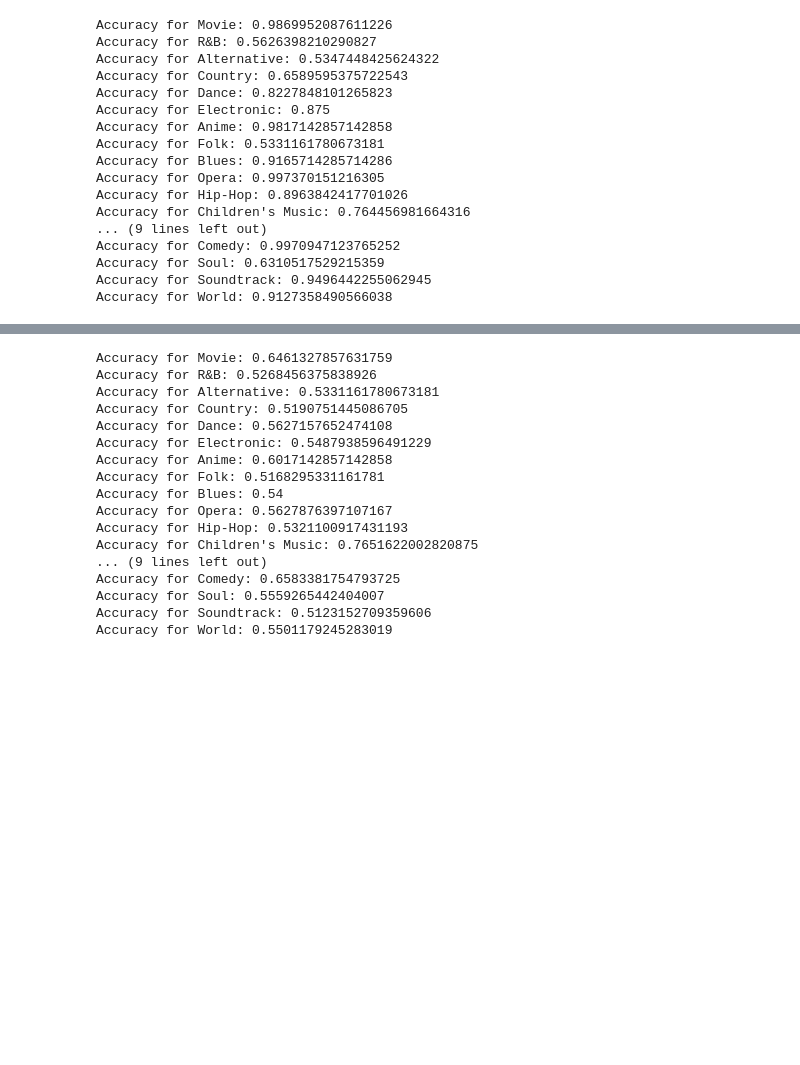
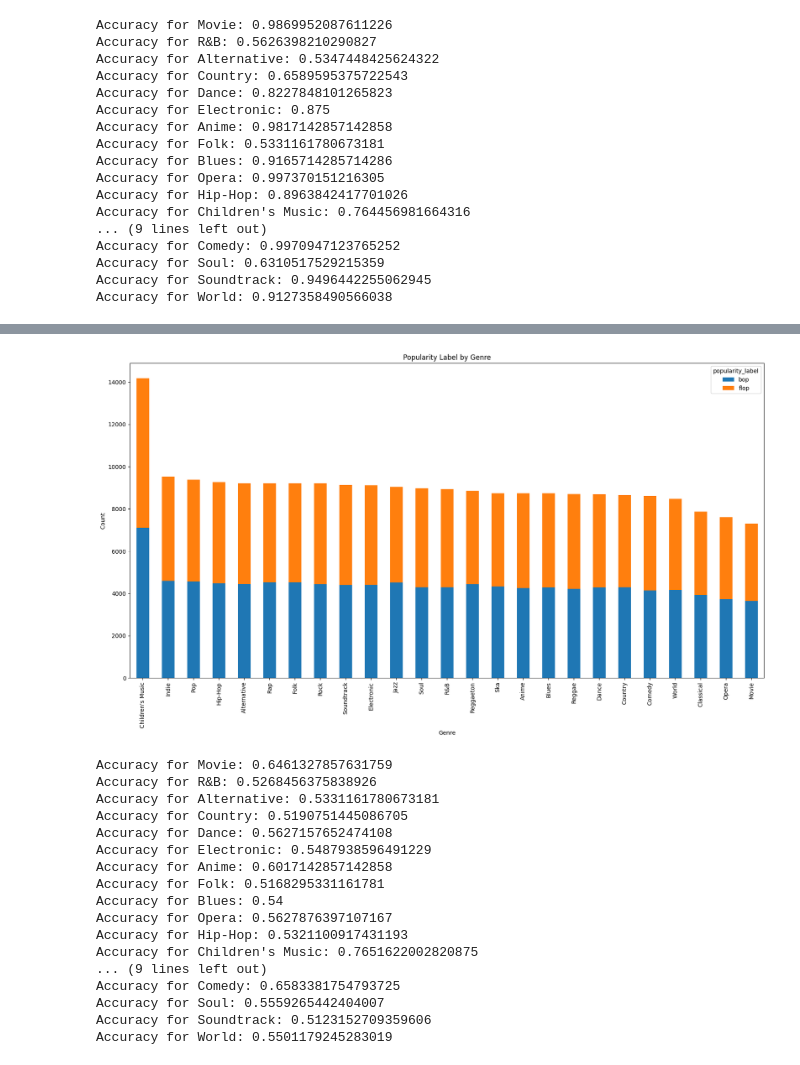
Before and after one commit to MorrisSimons/SCH_spotify_ml_project, a Jupyter notebook: largeset_version/main.ipynb, the cells around one changed output, grey strips where cells are left out. Cells and saved outputs as stored; diff of their text form; code cells hidden in the pictures; blank space fills up the shorter version.

```diff
--- a/largeset_version/main.ipynb
+++ b/largeset_version/main.ipynb
@@ -264,3 +275,21 @@ Accuracy for World: 0.9127358490566038
+# %%
+
+popularity_label_df = data.groupby(['genre', 'popularity_label']).size().unstack(fill_value=0)
+
+
+popularity_label_df['total'] = popularity_label_df.sum(axis=1)
+
+
+popularity_label_df_sorted = popularity_label_df.sort_values(by='total', ascending=False)
+popularity_label_df_sorted = popularity_label_df_sorted.drop(columns='total')
+
+popularity_label_df_sorted.plot(kind='bar', stacked=True, figsize=(20, 10))
+plt.title('Popularity Label by Genre')
+plt.xlabel('Genre')
+plt.ylabel('Count')
+plt.show()
+# %% [output]
+[figure, added]
 # %%
 accuracy_dict_50percent = {}
 for genre in data['genre'].unique():
```
Also changed, not shown: parts of 4 cells of this notebook.
